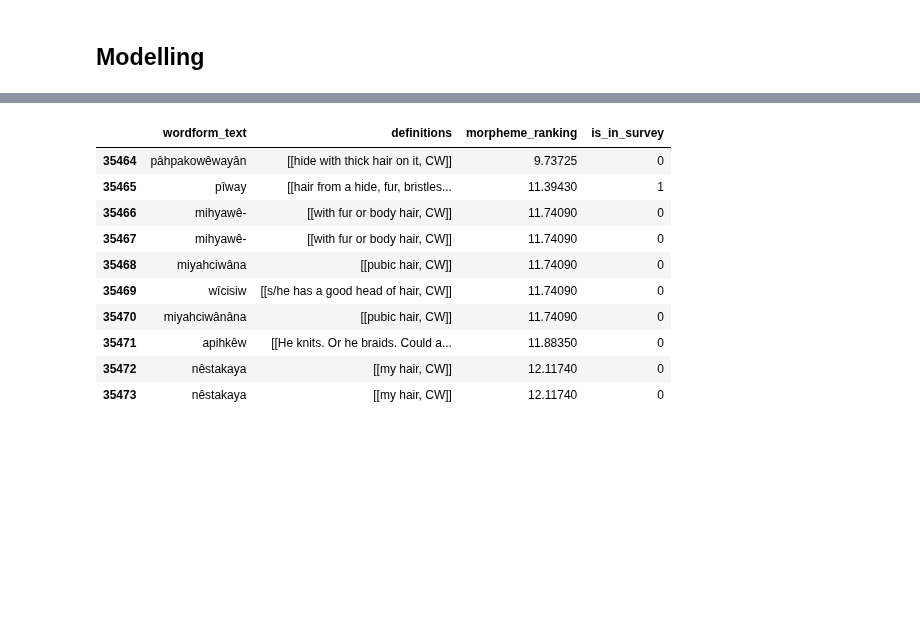
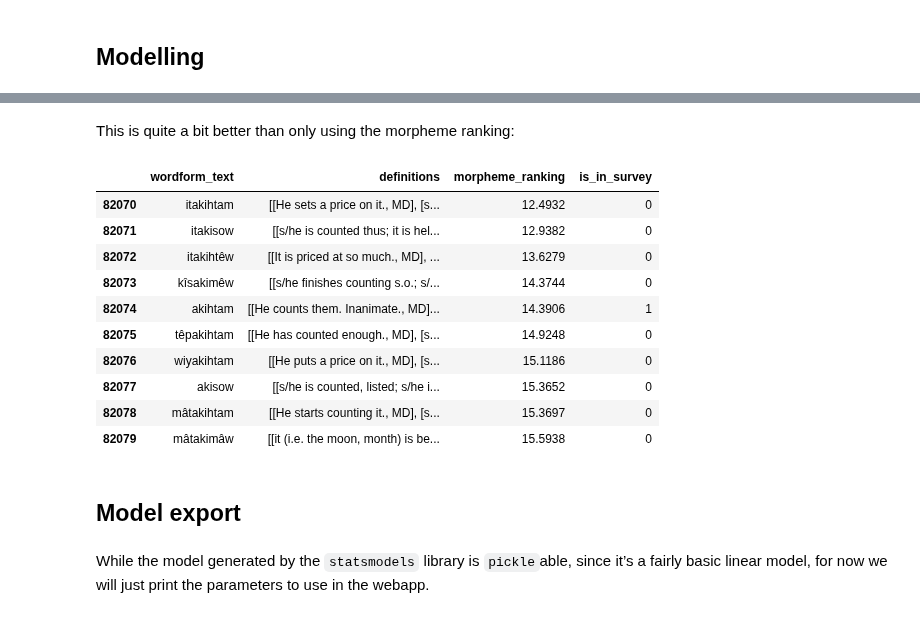
Before and after one commit to UAlbertaALTLab/morphodict, a Jupyter notebook: CreeDictionary/search_quality/weighting.ipynb, the cells around one changed output, grey strips where cells are left out. Cells and saved outputs as stored; diff of their text form; code cells hidden in the pictures; blank space fills up the shorter version.

```diff
--- a/CreeDictionary/search_quality/weighting.ipynb
+++ b/CreeDictionary/search_quality/weighting.ipynb
@@ -60,5 +70,3 @@ and the featuredump output w/o cvd search for comparison
-# %%
-data_orig = analysis.dataframe_from_featuredump('sample-features-orig.json')
 # %% [markdown]
 Here’s the current combined result survey sample.
 # %%
@@ -102,7 +110,9 @@ analysis.top3_and_310_stats(data, rank_column="webapp_sort_rank")[
 # %% [markdown]
 Without any cosine-vector stuff, here are the current search stats we want to beat. 81.3% for top3, and 59.4% for three10.
 # %%
-analysis.top3_and_310_stats_summary(data_orig, rank_column="webapp_sort_rank")
+if os.path.isfile('sample-features-orig.json'):
+    data_orig = weighting_nb_code.dataframe_from_featuredump('sample-features-orig.json')
+    display(weighting_nb_code.top3_and_310_stats_summary(data_orig, rank_column="webapp_sort_rank"))
 # %% [output]
 top3       81.326034
 three10    59.367397
@@ -252,17 +234,24 @@ sorted_results.query("query == 'hair'").sort_values('webapp_sort_rank')[
+# %% [markdown]
+This is quite a bit better than only using the morpheme ranking:
 # %%
-(data_orig.assign(is_in_survey=data_orig.apply(analysis.is_in_survey, axis=1))
- .query("query == 'hair'").sort_values('webapp_sort_rank')[
-    ['wordform_text', 'definitions', 'morpheme_ranking', 'is_in_survey']
- ]).head(10)
+if os.path.isfile('sample-features-orig.json'):
+    display((data_orig.assign(is_in_survey=data_orig.apply(weighting_nb_code.is_in_survey, axis=1))
+     .query("query == 'counts'").sort_values('webapp_sort_rank')[
+        ['wordform_text', 'definitions', 'morpheme_ranking', 'is_in_survey']
+     ]).head(10))
 # %% [output]
 |  | wordform_text | definitions | morpheme_ranking | is_in_survey |
-| 35464 | pâhpakowêwayân | [[hide with thick hair on it, CW]] | 9.73725 | 0 |
-| 35465 | pîway | [[hair from a hide, fur, bristles... | 11.39430 | 1 |
-| 35466 | mihyawê- | [[with fur or body hair, CW]] | 11.74090 | 0 |
-| 35467 | mihyawê- | [[with fur or body hair, CW]] | 11.74090 | 0 |
-| 35468 | miyahciwâna | [[pubic hair, CW]] | 11.74090 | 0 |
-| 35469 | wîcisiw | [[s/he has a good head of hair, CW]] | 11.74090 | 0 |
-| 35470 | miyahciwânâna | [[pubic hair, CW]] | 11.74090 | 0 |
-| 35471 | apihkêw | [[He knits. Or he braids. Could a... | 11.88350 | 0 |
-| 35472 | nêstakaya | [[my hair, CW]] | 12.11740 | 0 |
-| 35473 | nêstakaya | [[my hair, CW]] | 12.11740 | 0 |
+| 82070 | itakihtam | [[He sets a price on it., MD], [s... | 12.4932 | 0 |
+| 82071 | itakisow | [[s/he is counted thus; it is hel... | 12.9382 | 0 |
+| 82072 | itakihtêw | [[It is priced at so much., MD], ... | 13.6279 | 0 |
+| 82073 | kîsakimêw | [[s/he finishes counting s.o.; s/... | 14.3744 | 0 |
+| 82074 | akihtam | [[He counts them. Inanimate., MD]... | 14.3906 | 1 |
+| 82075 | têpakihtam | [[He has counted enough., MD], [s... | 14.9248 | 0 |
+| 82076 | wiyakihtam | [[He puts a price on it., MD], [s... | 15.1186 | 0 |
+| 82077 | akisow | [[s/he is counted, listed; s/he i... | 15.3652 | 0 |
+| 82078 | mâtakihtam | [[He starts counting it., MD], [s... | 15.3697 | 0 |
+| 82079 | mâtakimâw | [[it (i.e. the moon, month) is be... | 15.5938 | 0 |
+# %% [markdown]
+## Model export
+# %% [markdown]
+While the model generated by the `statsmodels` library is `pickle`able, since it’s a fairly basic linear model, for now we will just print the parameters to use in the webapp.
```
Also changed, not shown: parts of 32 cells of this notebook, 3 other files.
